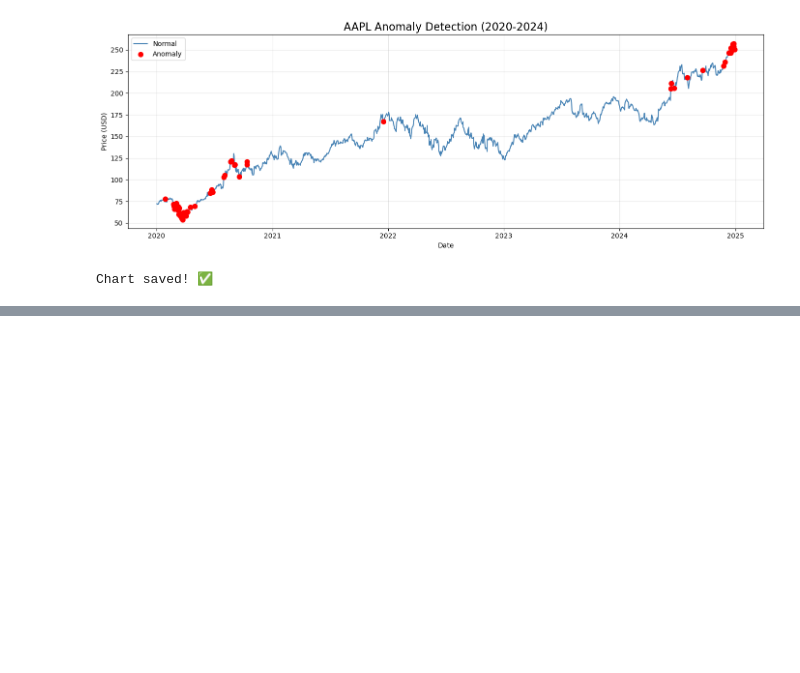
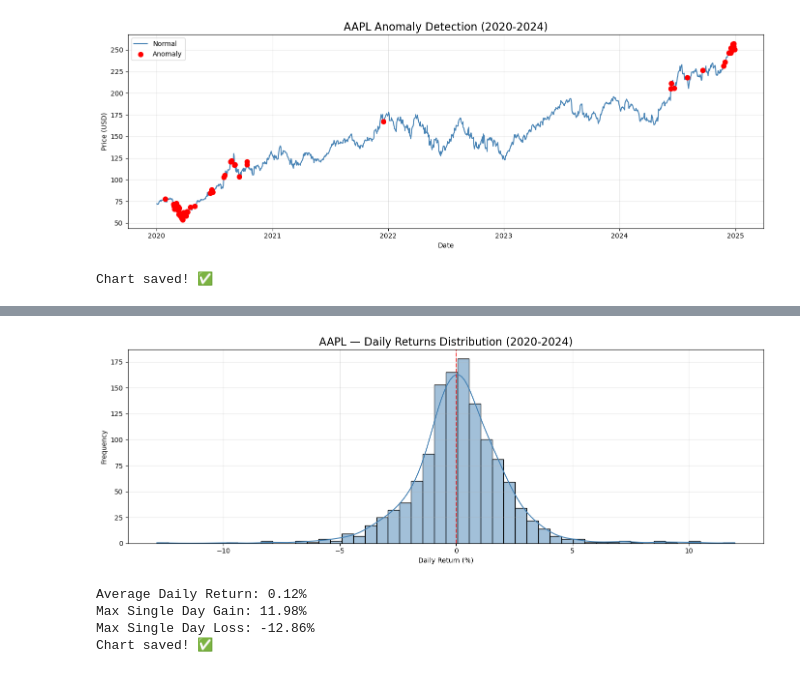
Before and after one commit to mishrashashikamal/stock-anomaly-forecasting, a Jupyter notebook: stock_analysis.ipynb, the cells around one changed output, grey strips where cells are left out. Cells and saved outputs as stored; diff of their text form; code cells hidden in the pictures; blank space fills up the shorter version.

```diff
--- a/stock_analysis.ipynb
+++ b/stock_analysis.ipynb
@@ -165,0 +288,27 @@ Chart saved! ✅
+# %%
+# Cell 14 — Daily Returns Distribution
+df['Daily_Return'] = df['Close'].pct_change() * 100
+
+plt.figure(figsize=(14, 5))
+sns.histplot(df['Daily_Return'].dropna(), bins=50,
+             color='steelblue', kde=True)
+
+plt.axvline(x=0, color='red', linestyle='--', alpha=0.7)
+plt.title('AAPL — Daily Returns Distribution (2020-2024)', fontsize=16)
+plt.xlabel('Daily Return (%)')
+plt.ylabel('Frequency')
+plt.grid(True, alpha=0.3)
+plt.tight_layout()
+plt.savefig('daily_returns.png', dpi=150)
+plt.show()
+
+print(f"Average Daily Return: {df['Daily_Return'].mean():.2f}%")
+print(f"Max Single Day Gain: {df['Daily_Return'].max():.2f}%")
+print(f"Max Single Day Loss: {df['Daily_Return'].min():.2f}%")
+print("Chart saved! ✅")
+# %% [output]
+[figure, added]
+Average Daily Return: 0.12%
+Max Single Day Gain: 11.98%
+Max Single Day Loss: -12.86%
+Chart saved! ✅
```
Also changed, not shown: parts of 10 cells of this notebook, 7 other files.
